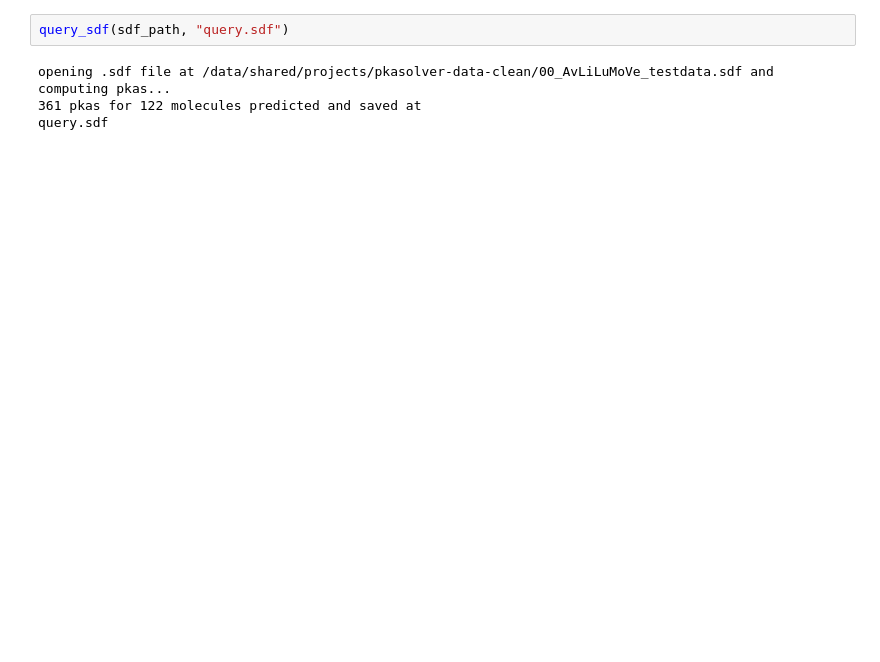
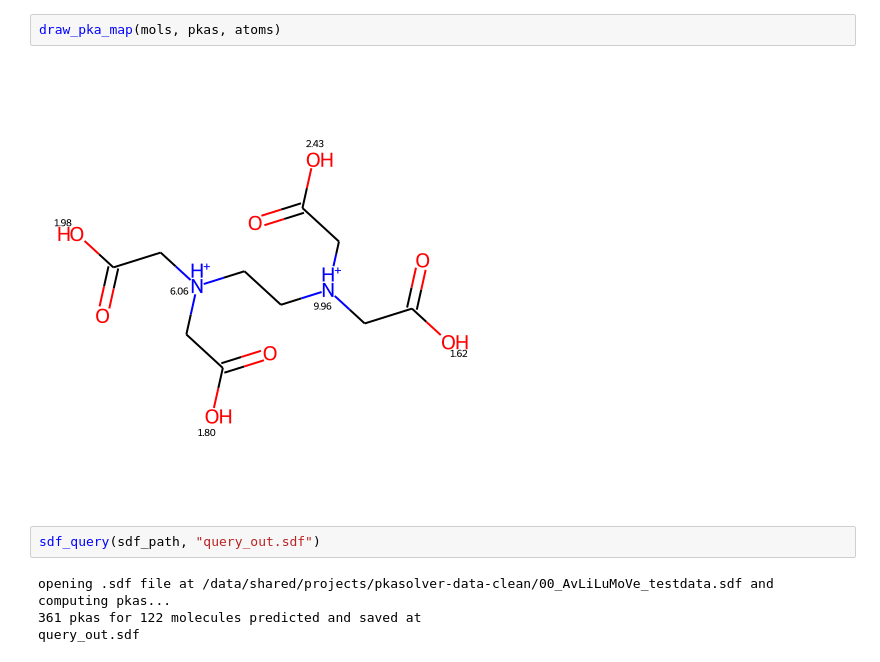
Before and after one commit to mayrf/pkasolver, a Jupyter notebook: notebooks/query_example.ipynb, the cells around one changed output. Drawn from its saved outputs; the diff is of its cells as text; blank space fills up the shorter version.

```diff
--- a/notebooks/query_example.ipynb
+++ b/notebooks/query_example.ipynb
@@ -39,6 +57,10 @@ Draw.MolToImage(mol, size=(450,450))
+# %%
+draw_pka_map(mols, pkas, atoms)
+# %% [output]
+[figure, added]
 # %%
-query_sdf(sdf_path, "query.sdf")
+sdf_query(sdf_path, "query_out.sdf")
 # %% [output]
 opening .sdf file at /data/shared/projects/pkasolver-data-clean/00_AvLiLuMoVe_testdata.sdf and computing pkas...
 361 pkas for 122 molecules predicted and saved at
-query.sdf
+query_out.sdf
```
Also changed, not shown: parts of 9 cells of this notebook, 4 other files.
